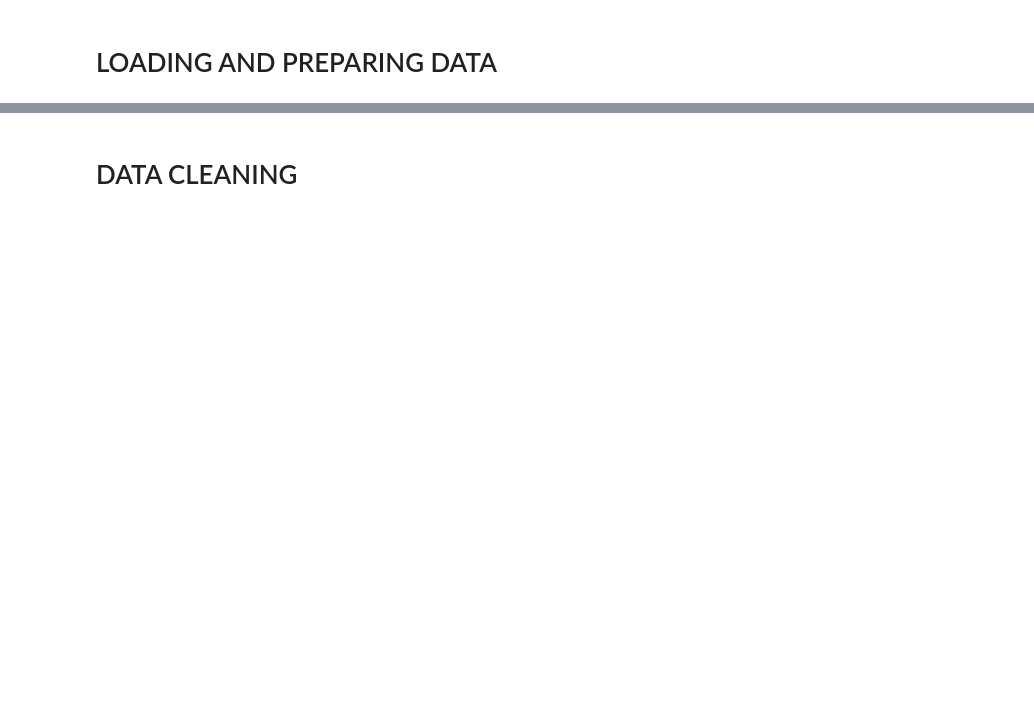
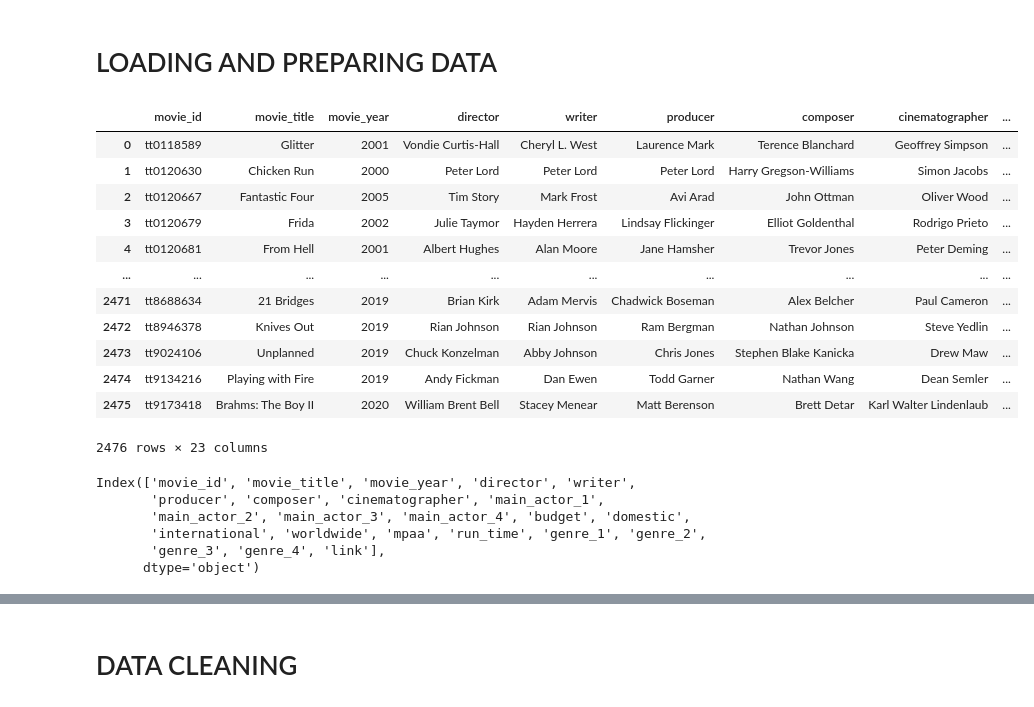
Before and after one commit to BemuelTowett/PHASE1-PROJECT, a Jupyter notebook: Microsoft Project.ipynb, the cells around one changed output, grey strips where cells are left out. Saved outputs shown, nothing was run; the diff lists cells and outputs as text; code cells hidden in the pictures; blank space fills up the shorter version.

```diff
--- a/Microsoft Project.ipynb
+++ b/Microsoft Project.ipynb
@@ -20,0 +27,28 @@
+# %%
+#Dataset
+dir_act_df = pd.read_csv('Mojo_budget_data.csv')
+dir_act_df
+# %% [output]
+|  | movie_id | movie_title | movie_year | director | writer | producer | composer | cinematographer | ... |
+| 0 | tt0118589 | Glitter | 2001 | Vondie Curtis-Hall | Cheryl L. West | Laurence Mark | Terence Blanchard | Geoffrey Simpson | ... |
+| 1 | tt0120630 | Chicken Run | 2000 | Peter Lord | Peter Lord | Peter Lord | Harry Gregson-Williams | Simon Jacobs | ... |
+| 2 | tt0120667 | Fantastic Four | 2005 | Tim Story | Mark Frost | Avi Arad | John Ottman | Oliver Wood | ... |
+| 3 | tt0120679 | Frida | 2002 | Julie Taymor | Hayden Herrera | Lindsay Flickinger | Elliot Goldenthal | Rodrigo Prieto | ... |
+| 4 | tt0120681 | From Hell | 2001 | Albert Hughes | Alan Moore | Jane Hamsher | Trevor Jones | Peter Deming | ... |
+| ... | ... | ... | ... | ... | ... | ... | ... | ... | ... |
+| 2471 | tt8688634 | 21 Bridges | 2019 | Brian Kirk | Adam Mervis | Chadwick Boseman | Alex Belcher | Paul Cameron | ... |
+| 2472 | tt8946378 | Knives Out | 2019 | Rian Johnson | Rian Johnson | Ram Bergman | Nathan Johnson | Steve Yedlin | ... |
+| 2473 | tt9024106 | Unplanned | 2019 | Chuck Konzelman | Abby Johnson | Chris Jones | Stephen Blake Kanicka | Drew Maw | ... |
+| 2474 | tt9134216 | Playing with Fire | 2019 | Andy Fickman | Dan Ewen | Todd Garner | Nathan Wang | Dean Semler | ... |
+| 2475 | tt9173418 | Brahms: The Boy II | 2020 | William Brent Bell | Stacey Menear | Matt Berenson | Brett Detar | Karl Walter Lindenlaub | ... |
+2476 rows × 23 columns
+# %%
+#Checking column name
+dir_act_df.columns
+# %% [output]
+Index(['movie_id', 'movie_title', 'movie_year', 'director', 'writer',
+       'producer', 'composer', 'cinematographer', 'main_actor_1',
+       'main_actor_2', 'main_actor_3', 'main_actor_4', 'budget', 'domestic',
+       'international', 'worldwide', 'mpaa', 'run_time', 'genre_1', 'genre_2',
+       'genre_3', 'genre_4', 'link'],
+      dtype='object')
```
Also changed, not shown: parts of 18 cells of this notebook, 2 other files.
